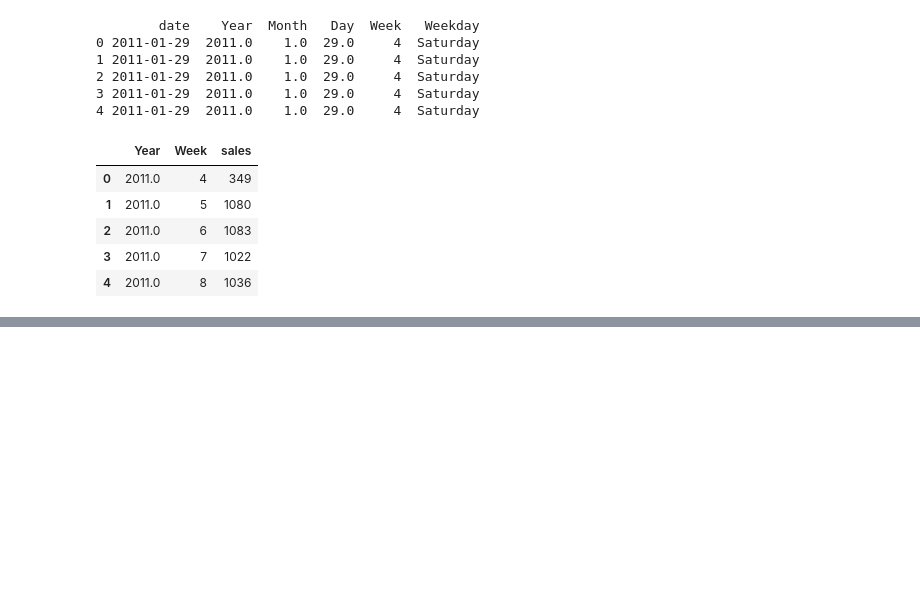
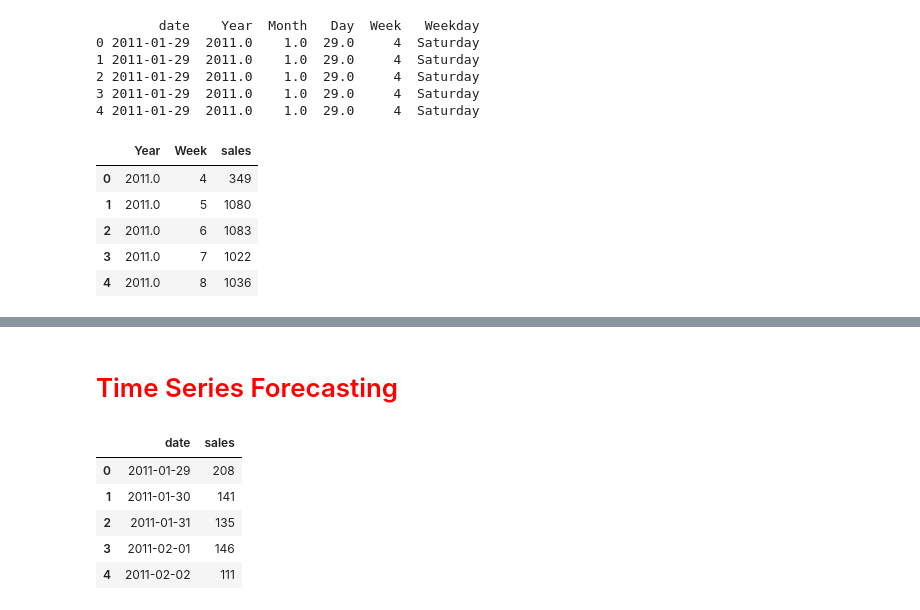
Before and after one commit to bhosalenikita258-coder/Retail_Demand_Forecasting, a Jupyter notebook: Retail_Demand_Forecasting.ipynb, the cells around one changed output, grey strips where cells are left out. Saved outputs shown, nothing was run; the diff lists cells and outputs as text; code cells hidden in the pictures; blank space fills up the shorter version.

Commit message:
Retail_Demand_Forecasting.ipynb
Time Series Forecasting

  Installed important Libraries
  Import Libraries
  Create Daily Sales Dataset

```diff
--- a/Retail_Demand_Forecasting.ipynb
+++ b/Retail_Demand_Forecasting.ipynb
@@ -543,0 +585,2 @@ weekly_sales.head()
+# %% [markdown]
+<h1 style='color:Red'>Time Series Forecasting</h1>
@@ -543,0 +593,13 @@ weekly_sales.head()
+# %%
+##Create Daily Sales Dataset
+
+daily_sales = merged_data.groupby('date')['sales'].sum().reset_index()
+
+daily_sales.head()
+# %% [output]
+|  | date | sales |
+| 0 | 2011-01-29 | 208 |
+| 1 | 2011-01-30 | 141 |
+| 2 | 2011-01-31 | 135 |
+| 3 | 2011-02-01 | 146 |
+| 4 | 2011-02-02 | 111 |
```
Also changed, not shown: parts of 4 cells of this notebook.
